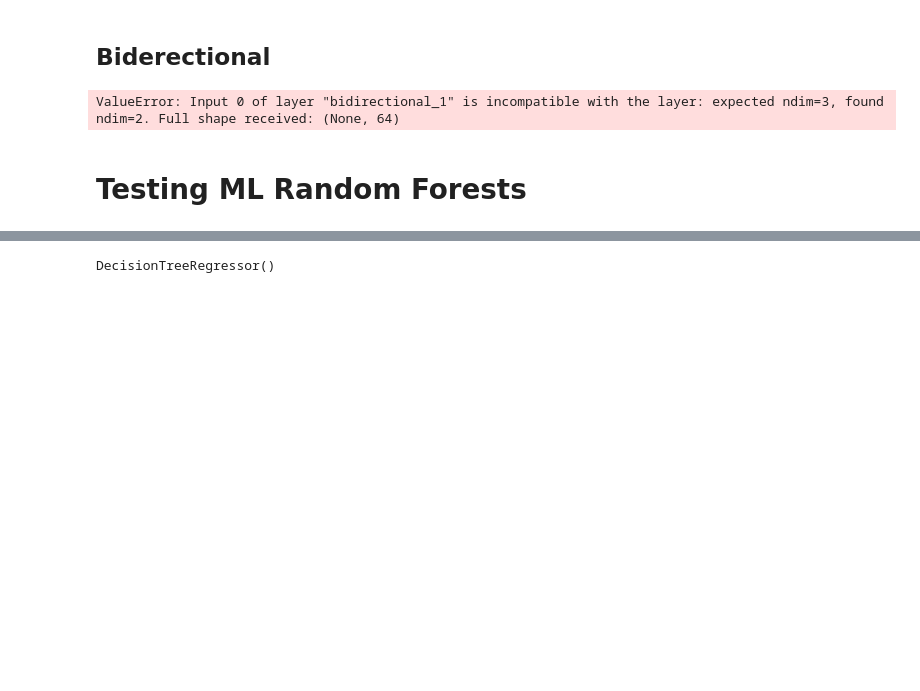
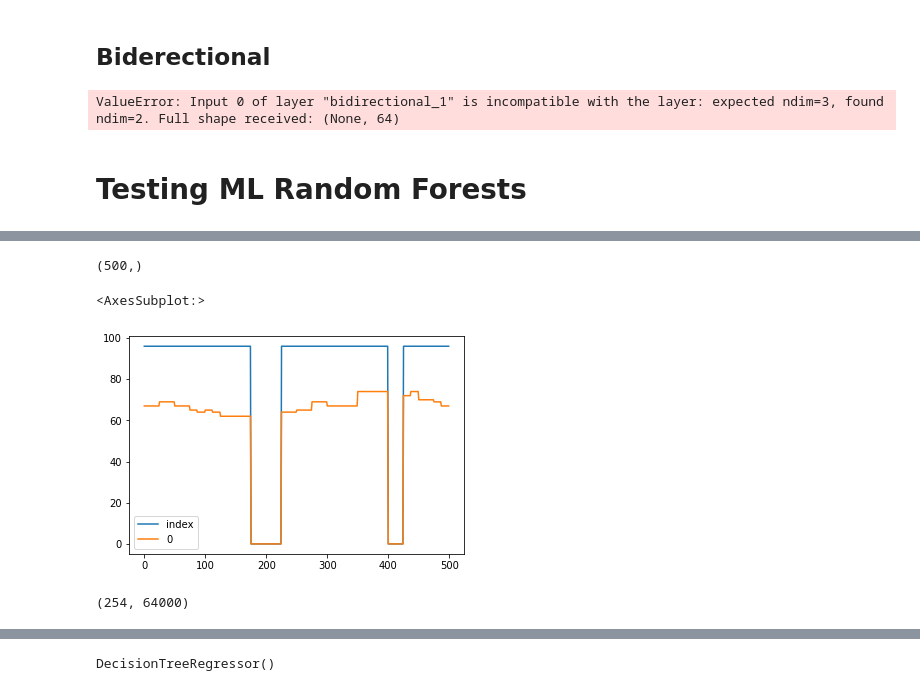
Before and after one commit to KarlVoncq/MIDIComposingAI, a Jupyter notebook: notebooks/karlvoncq_models.ipynb, the cells around one changed output, grey strips where cells are left out. Saved outputs shown, nothing was run; the diff lists cells and outputs as text; code cells hidden in the pictures; blank space fills up the shorter version.

```diff
--- a/notebooks/karlvoncq_models.ipynb
+++ b/notebooks/karlvoncq_models.ipynb
@@ -67,0 +58,9 @@ for i in range(1, 50):
+# %%
+X, y_pitch, y_velocity = joblib.load(f'../raw_data/pandas_dataframes/simple_dataset/nparray0')
+for i in range(1, 10):
+    loaded = joblib.load(f'../raw_data/pandas_dataframes/simple_dataset/nparray{i}')
+    X = np.concatenate((X, loaded[0]))
+    y_pitch = np.concatenate((y_pitch, loaded[1]))
+    y_velocity = np.concatenate((y_velocity, loaded[2]))
+
+X_train, X_test, y_pitch_train, y_pitch_test, y_velocity_train, y_velocity_test = train_test_split(X, y_pitch, y_velocity, test_size=0.3)
@@ -174,0 +206,13 @@ y_pitch_pred = decision_tree_regressor.predict(X_test[9].reshape(1, -1))
+# %%
+y_pitch_train[0].shape
+# %% [output]
+(500,)
+# %%
+pd.DataFrame(y_pitch_train[0], y_velocity_train[0]).reset_index().plot()
+# %% [output]
+<AxesSubplot:>
+[figure, added]
+# %%
+X_train.shape
+# %% [output]
+(254, 64000)
```
Also changed, not shown: parts of 61 cells of this notebook, 4 other files.
